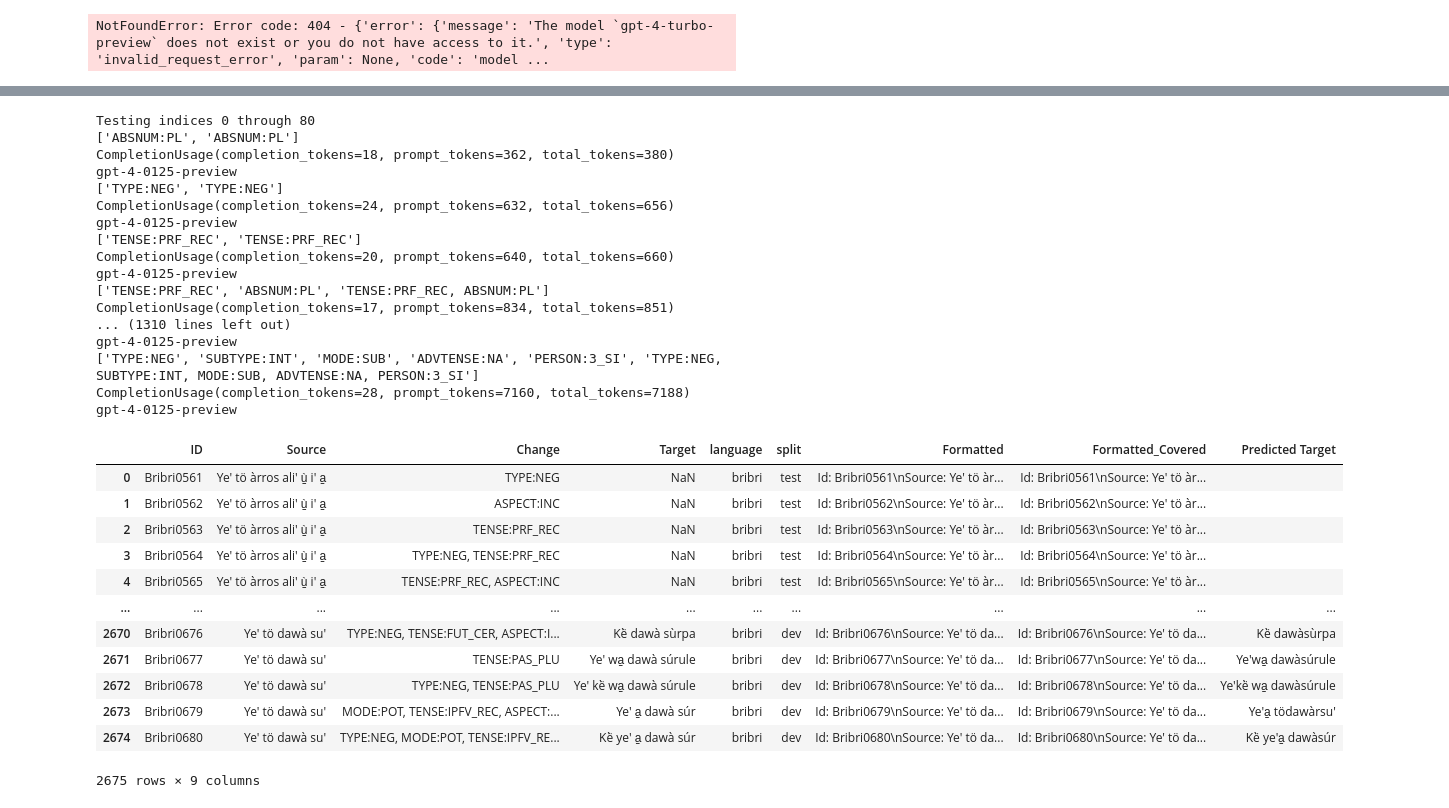
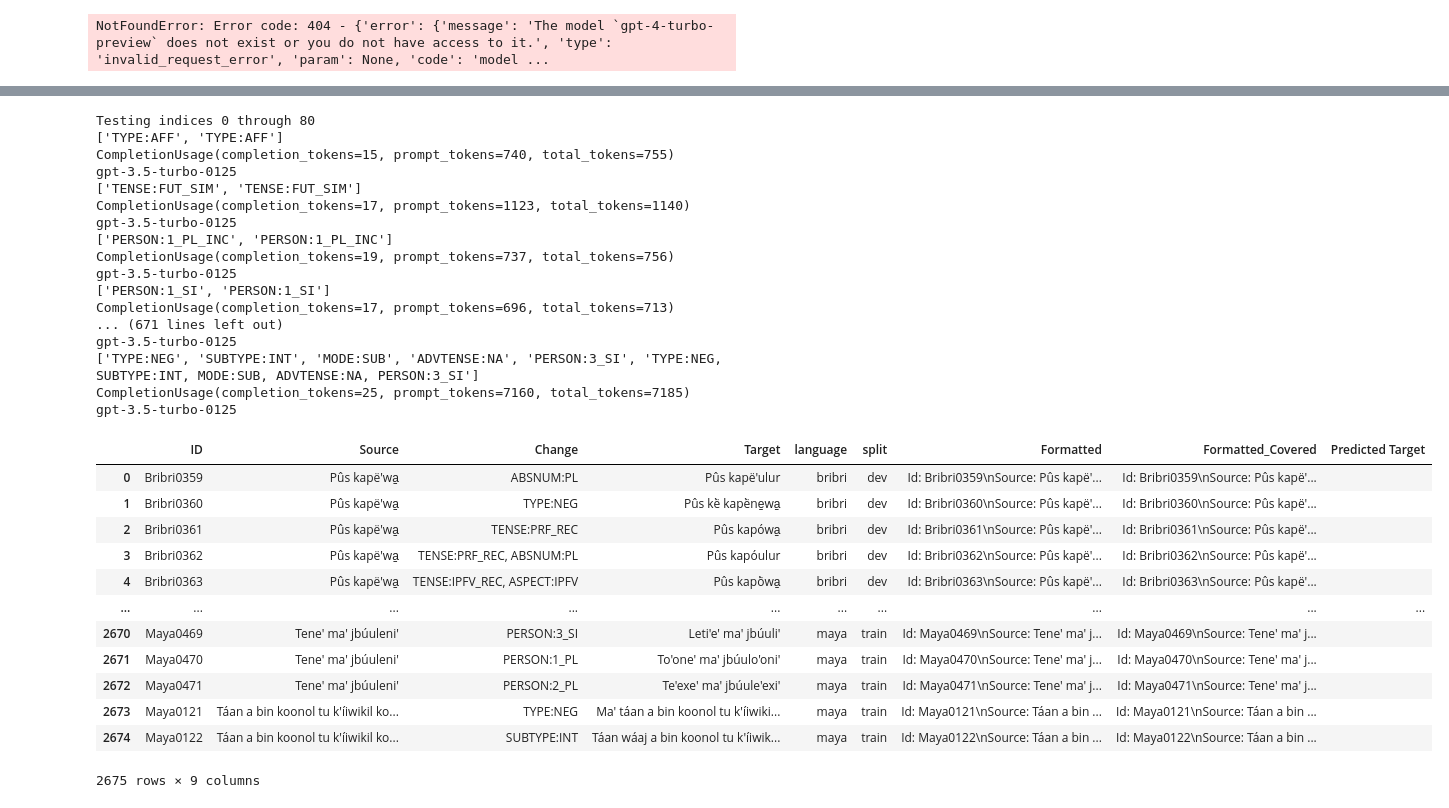
Before and after one commit to lecs-lab/americasnlp2024, a Jupyter notebook: llm-skyline.ipynb, the cells around one changed output, grey strips where cells are left out. Cells and saved outputs as stored; diff of their text form; code cells hidden in the pictures.

Commit message:
added output from chat-gpt smart retrival

```diff
--- a/llm-skyline.ipynb
+++ b/llm-skyline.ipynb
@@ -6,7 +6,7 @@ import pandas as pd
 import os
 
 # Read all of the data into a single combined DF
-folder_path = '../americasnlp2024/ST2_EducationalMaterials/data/'
+folder_path = 'americasnlp2024/ST2_EducationalMaterials/data/'
 all_data = []
 for filename in os.listdir(folder_path):
     if filename.endswith('.tsv'):
@@ -301,15 +301,15 @@ def run_prompt_smart_retrieval(lang, log_file, test_IDs):
 
         {test_examples}
         """
-        # client = OpenAI(api_key='')
+
         completion = client.chat.completions.create(
-            model="gpt-4-turbo-preview",
-            # model="gpt-3.5-turbo-0125",
+            #model="gpt-4-0613",
+            model="gpt-3.5-turbo-0125",
             messages=[
                 {"role": "system", "content": system_prompt},
                 {"role": "user", "content": prompt}
             ],
-            temperature=1,
+            temperature=0,
             top_p=1,
             seed=430
         )
@@ -334,6 +334,6 @@ def run_prompt_smart_retrieval(lang, log_file, test_IDs):
     return results
 # return matches_dict
 
-run_prompt_smart_retrieval("bribri", "test.log", test_IDs=["Bribri0362", "Bribri0367"])
+run_prompt_smart_retrieval("bribri", "test.log", test_IDs=["Bribri0362"])
 # %% [output]
 ['TENSE:PRF_REC', 'ABSNUM:PL', 'TENSE:PRF_REC, ABSNUM:PL']
@@ -346,55 +343,57 @@ gpt-4-0125-preview
 # %%
 import math
 
+out_folder = "preds/chatgpt/chatgpt-smart-context3/"
+
 def test_smart_context(chunk_size, df):
     df = df.copy(deep=True)
-    for language in ['bribri', 'guarani', 'maya']:
+    for language in  ['guarani', 'maya']: #['bribri']
         lang_test_size = len(df[(df['language'] == language) & (df['split'] == 'dev')])
 
         for chunk in range(math.ceil(lang_test_size / chunk_size)):
             print(f"Testing indices {chunk*chunk_size} through {(chunk+1)*chunk_size}")
             test_chunk = df[(df['language'] == language) & (df['split'] == 'dev')]['ID'].values[chunk*chunk_size: (chunk+1)*chunk_size]
-            pred_dict = run_prompt_smart_retrieval(lang=language, test_IDs=test_chunk, log_file=f"./{language}-smart.log")
+            pred_dict = run_prompt_smart_retrieval(lang=language, test_IDs=test_chunk, log_file=f"{out_folder}/{language}-smart.log")
             for pred_id, pred_string in pred_dict.items():
                 df.loc[df['ID'] == pred_id, 'Predicted Target'] = pred_string
 
-    df[(df['language'] == 'bribri') & (df['split'] == 'dev')].to_csv("preds/chatgpt/chatgpt-smart-context2/bribri-dev-preds-smart.tsv", sep="\t")
-    df[(df['language'] == 'guarani') & (df['split'] == 'dev')].to_csv("preds/chatgpt/chatgpt-smart-context2/guarani-dev-preds-smart.tsv", sep="\t")
-    df[(df['language'] == 'maya') & (df['split'] == 'dev')].to_csv("preds/chatgpt/chatgpt-smart-context2/maya-dev-preds-smart.tsv", sep="\t")
+    df[(df['language'] == 'bribri') & (df['split'] == 'dev')].to_csv(out_folder + "bribri-dev-preds-smart.tsv", sep="\t")
+    df[(df['language'] == 'guarani') & (df['split'] == 'dev')].to_csv(out_folder + "guarani-dev-preds-smart.tsv", sep="\t")
+    df[(df['language'] == 'maya') & (df['split'] == 'dev')].to_csv(out_folder + "maya-dev-preds-smart.tsv", sep="\t")
 
     return df
 
 preds = test_smart_context(chunk_size=80, df=df)
 
 preds
 # %% [output]
 Testing indices 0 through 80
-['ABSNUM:PL', 'ABSNUM:PL']
-CompletionUsage(completion_tokens=18, prompt_tokens=362, total_tokens=380)
-gpt-4-0125-preview
-['TYPE:NEG', 'TYPE:NEG']
-CompletionUsage(completion_tokens=24, prompt_tokens=632, total_tokens=656)
-gpt-4-0125-preview
-['TENSE:PRF_REC', 'TENSE:PRF_REC']
-CompletionUsage(completion_tokens=20, prompt_tokens=640, total_tokens=660)
-gpt-4-0125-preview
-['TENSE:PRF_REC', 'ABSNUM:PL', 'TENSE:PRF_REC, ABSNUM:PL']
-CompletionUsage(completion_tokens=17, prompt_tokens=834, total_tokens=851)
-... (1310 lines left out)
-gpt-4-0125-preview
+['TYPE:AFF', 'TYPE:AFF']
+CompletionUsage(completion_tokens=15, prompt_tokens=740, total_tokens=755)
+gpt-3.5-turbo-0125
+['TENSE:FUT_SIM', 'TENSE:FUT_SIM']
+CompletionUsage(completion_tokens=17, prompt_tokens=1123, total_tokens=1140)
+gpt-3.5-turbo-0125
+['PERSON:1_PL_INC', 'PERSON:1_PL_INC']
+CompletionUsage(completion_tokens=19, prompt_tokens=737, total_tokens=756)
+gpt-3.5-turbo-0125
+['PERSON:1_SI', 'PERSON:1_SI']
+CompletionUsage(completion_tokens=17, prompt_tokens=696, total_tokens=713)
+... (671 lines left out)
+gpt-3.5-turbo-0125
 ['TYPE:NEG', 'SUBTYPE:INT', 'MODE:SUB', 'ADVTENSE:NA', 'PERSON:3_SI', 'TYPE:NEG, SUBTYPE:INT, MODE:SUB, ADVTENSE:NA, PERSON:3_SI']
-CompletionUsage(completion_tokens=28, prompt_tokens=7160, total_tokens=7188)
-gpt-4-0125-preview
+CompletionUsage(completion_tokens=25, prompt_tokens=7160, total_tokens=7185)
+gpt-3.5-turbo-0125
 |  | ID | Source | Change | Target | language | split | Formatted | Formatted_Covered | Predicted Target |
-| 0 | Bribri0561 | Ye' tö àrros ali' ù̠ i' a̠ | TYPE:NEG | NaN | bribri | test | Id: Bribri0561\nSource: Ye' tö àr... | Id: Bribri0561\nSource: Ye' tö àr... |  |
-| 1 | Bribri0562 | Ye' tö àrros ali' ù̠ i' a̠ | ASPECT:INC | NaN | bribri | test | Id: Bribri0562\nSource: Ye' tö àr... | Id: Bribri0562\nSource: Ye' tö àr... |  |
-| 2 | Bribri0563 | Ye' tö àrros ali' ù̠ i' a̠ | TENSE:PRF_REC | NaN | bribri | test | Id: Bribri0563\nSource: Ye' tö àr... | Id: Bribri0563\nSource: Ye' tö àr... |  |
-| 3 | Bribri0564 | Ye' tö àrros ali' ù̠ i' a̠ | TYPE:NEG, TENSE:PRF_REC | NaN | bribri | test | Id: Bribri0564\nSource: Ye' tö àr... | Id: Bribri0564\nSource: Ye' tö àr... |  |
-| 4 | Bribri0565 | Ye' tö àrros ali' ù̠ i' a̠ | TENSE:PRF_REC, ASPECT:INC | NaN | bribri | test | Id: Bribri0565\nSource: Ye' tö àr... | Id: Bribri0565\nSource: Ye' tö àr... |  |
+| 0 | Bribri0359 | Pûs kapë'wa̠ | ABSNUM:PL | Pûs kapë'ulur | bribri | dev | Id: Bribri0359\nSource: Pûs kapë'... | Id: Bribri0359\nSource: Pûs kapë'... |  |
+| 1 | Bribri0360 | Pûs kapë'wa̠ | TYPE:NEG | Pûs kë̀ kapë̀ne̠wa̠ | bribri | dev | Id: Bribri0360\nSource: Pûs kapë'... | Id: Bribri0360\nSource: Pûs kapë'... |  |
+| 2 | Bribri0361 | Pûs kapë'wa̠ | TENSE:PRF_REC | Pûs kapówa̠ | bribri | dev | Id: Bribri0361\nSource: Pûs kapë'... | Id: Bribri0361\nSource: Pûs kapë'... |  |
+| 3 | Bribri0362 | Pûs kapë'wa̠ | TENSE:PRF_REC, ABSNUM:PL | Pûs kapóulur | bribri | dev | Id: Bribri0362\nSource: Pûs kapë'... | Id: Bribri0362\nSource: Pûs kapë'... |  |
+| 4 | Bribri0363 | Pûs kapë'wa̠ | TENSE:IPFV_REC, ASPECT:IPFV | Pûs kapö̀wa̠ | bribri | dev | Id: Bribri0363\nSource: Pûs kapë'... | Id: Bribri0363\nSource: Pûs kapë'... |  |
 | ... | ... | ... | ... | ... | ... | ... | ... | ... | ... |
-| 2670 | Bribri0676 | Ye' tö dawà su' | TYPE:NEG, TENSE:FUT_CER, ASPECT:I... | Kë̀ dawà sùrpa | bribri | dev | Id: Bribri0676\nSource: Ye' tö da... | Id: Bribri0676\nSource: Ye' tö da... | Kë̀ dawàsùrpa |
-| 2671 | Bribri0677 | Ye' tö dawà su' | TENSE:PAS_PLU | Ye' wa̠ dawà súrule | bribri | dev | Id: Bribri0677\nSource: Ye' tö da... | Id: Bribri0677\nSource: Ye' tö da... | Ye'wa̠ dawàsúrule |
-| 2672 | Bribri0678 | Ye' tö dawà su' | TYPE:NEG, TENSE:PAS_PLU | Ye' kë̀ wa̠ dawà súrule | bribri | dev | Id: Bribri0678\nSource: Ye' tö da... | Id: Bribri0678\nSource: Ye' tö da... | Ye'kë̀ wa̠ dawàsúrule |
-| 2673 | Bribri0679 | Ye' tö dawà su' | MODE:POT, TENSE:IPFV_REC, ASPECT:... | Ye' a̠ dawà súr | bribri | dev | Id: Bribri0679\nSource: Ye' tö da... | Id: Bribri0679\nSource: Ye' tö da... | Ye'a̠ tödawàrsu' |
-| 2674 | Bribri0680 | Ye' tö dawà su' | TYPE:NEG, MODE:POT, TENSE:IPFV_RE... | Kë̀ ye' a̠ dawà súr | bribri | dev | Id: Bribri0680\nSource: Ye' tö da... | Id: Bribri0680\nSource: Ye' tö da... | Kë̀ ye'a̠ dawàsúr |
+| 2670 | Maya0469 | Tene' ma' jbúuleni' | PERSON:3_SI | Leti'e' ma' jbúuli' | maya | train | Id: Maya0469\nSource: Tene' ma' j... | Id: Maya0469\nSource: Tene' ma' j... |  |
+| 2671 | Maya0470 | Tene' ma' jbúuleni' | PERSON:1_PL | To'one' ma' jbúulo'oni' | maya | train | Id: Maya0470\nSource: Tene' ma' j... | Id: Maya0470\nSource: Tene' ma' j... |  |
+| 2672 | Maya0471 | Tene' ma' jbúuleni' | PERSON:2_PL | Te'exe' ma' jbúule'exi' | maya | train | Id: Maya0471\nSource: Tene' ma' j... | Id: Maya0471\nSource: Tene' ma' j... |  |
+| 2673 | Maya0121 | Táan a bin koonol tu k'íiwikil ko... | TYPE:NEG | Ma' táan a bin koonol tu k'íiwiki... | maya | train | Id: Maya0121\nSource: Táan a bin ... | Id: Maya0121\nSource: Táan a bin ... |  |
+| 2674 | Maya0122 | Táan a bin koonol tu k'íiwikil ko... | SUBTYPE:INT | Táan wáaj a bin koonol tu k'íiwik... | maya | train | Id: Maya0122\nSource: Táan a bin ... | Id: Maya0122\nSource: Táan a bin ... |  |
 2675 rows × 9 columns
```
Also changed, not shown: parts of 3 cells of this notebook, 7 other files.
